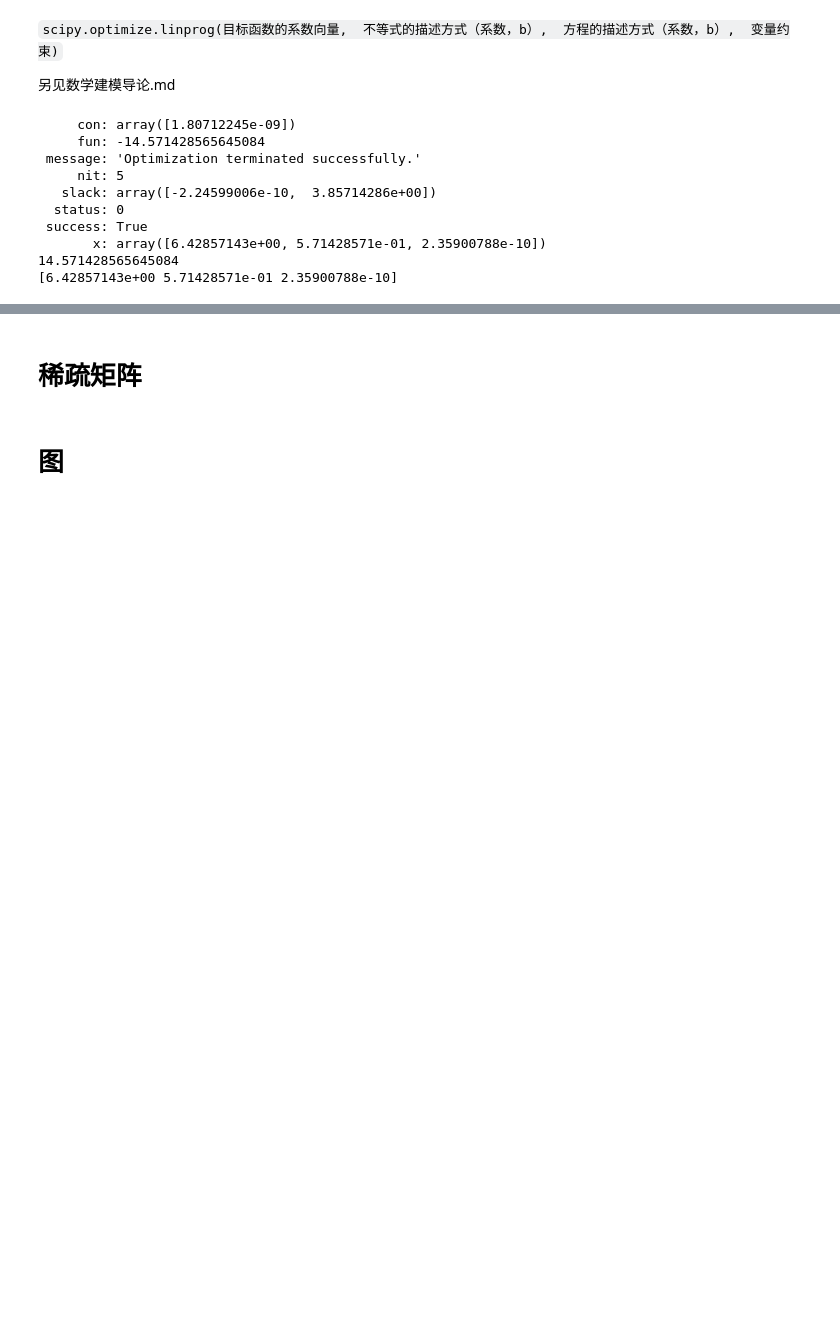
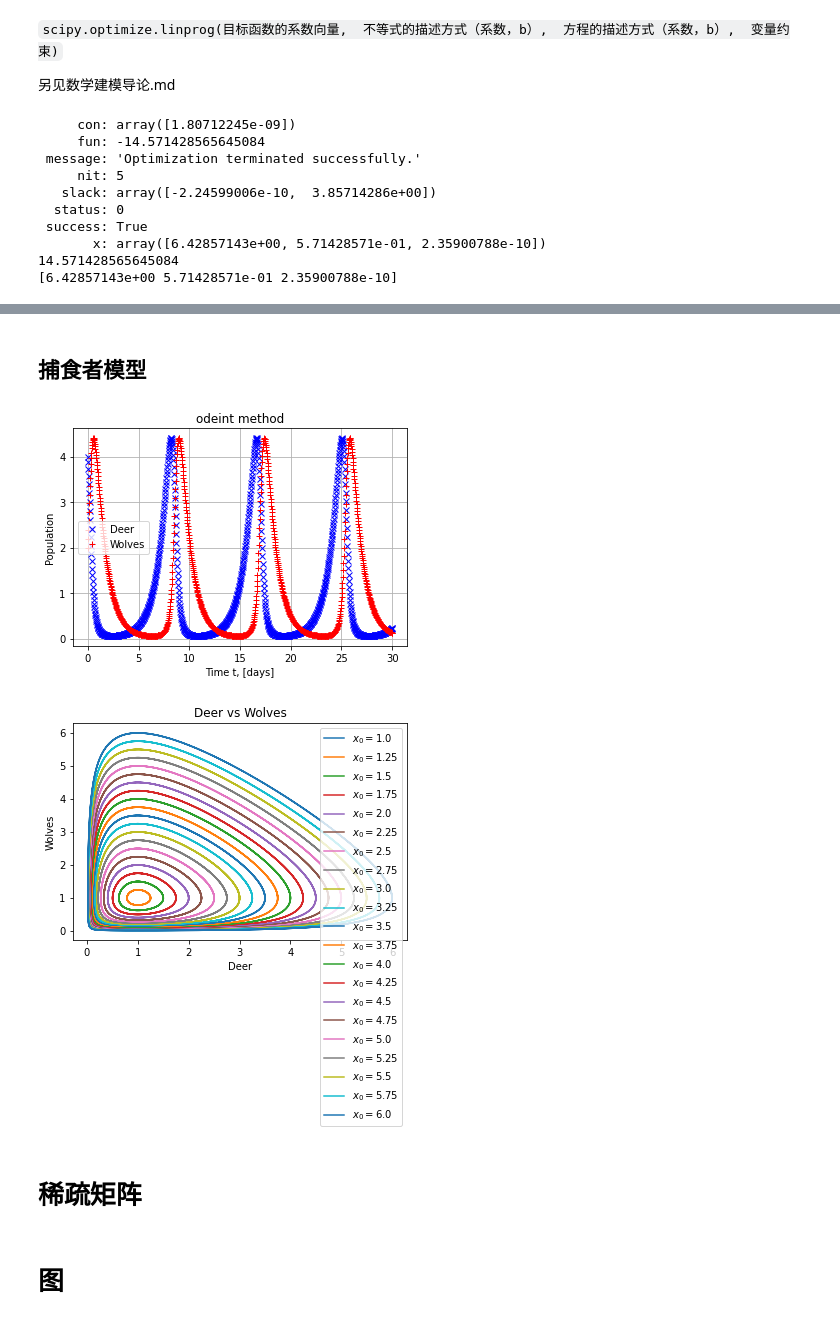
Before and after one commit to SunDocker/python_data_analysis, a Jupyter notebook: Scipy.ipynb, the cells around one changed output, grey strips where cells are left out. Saved outputs shown, nothing was run; the diff lists cells and outputs as text; code cells hidden in the pictures; blank space fills up the shorter version.

```diff
--- a/Scipy.ipynb
+++ b/Scipy.ipynb
@@ -685,3 +725,53 @@ plt.show()
+# %% [markdown]
+## 捕食者模型
+# %%
+from scipy.integrate import odeint
+from numpy import linspace
+import matplotlib.pyplot as plt
+
+def derivative(x, t, r1, r2, lambda1, lambda2):
+    x1 = x[0]
+    x2 = x[1]
+    dx1_dt = x1*(r1 - lambda1*x2)
+    dx2_dt = x2*(r2 - lambda2*x1)
+    return [dx1_dt, dx2_dt]
+r1 = 1
+r2 = -1
+lambda1 = 1
+lambda2 = -1
+x10 = 4
+x20 = 2
+X0 = [4, 2]
+trange = linspace(0, 30, 1000)
+res = odeint(derivative, X0, trange, args=(r1, r2, lambda1, lambda2))
+
+plt.figure()
+plt.grid()
+plt.title('odeint method')
+plt.plot(trange, res.T[0], 'xb', label='Deer')
+plt.plot(trange, res.T[1], '+r', label='Wolves')
+plt.xlabel('Time t, [days]')
+plt.ylabel('Population')
+plt.legend()
+plt.show()
+
+plt.figure()
+IC = linspace(1., 6., 21)
+for deer in IC:
+    X0 = [deer, 1.]
+    Xs = odeint(derivative,
+                          X0,
+                          trange,
+                          args=(r1, r2, lambda1, lambda2))
+    plt.plot(Xs.T[0], Xs.T[1], '-', label='$x_0=$'+str(X0[0]))
+plt.xlabel('Deer')
+plt.ylabel('Wolves')
+plt.legend()
+plt.title('Deer vs Wolves')
+plt.show()
+# %% [output]
+[figure, added]
+[figure, added]
 # %% [markdown]
 # 稀疏矩阵
 # %% [markdown]
```
Also changed, not shown: parts of 23 cells of this notebook, 4 other files.
